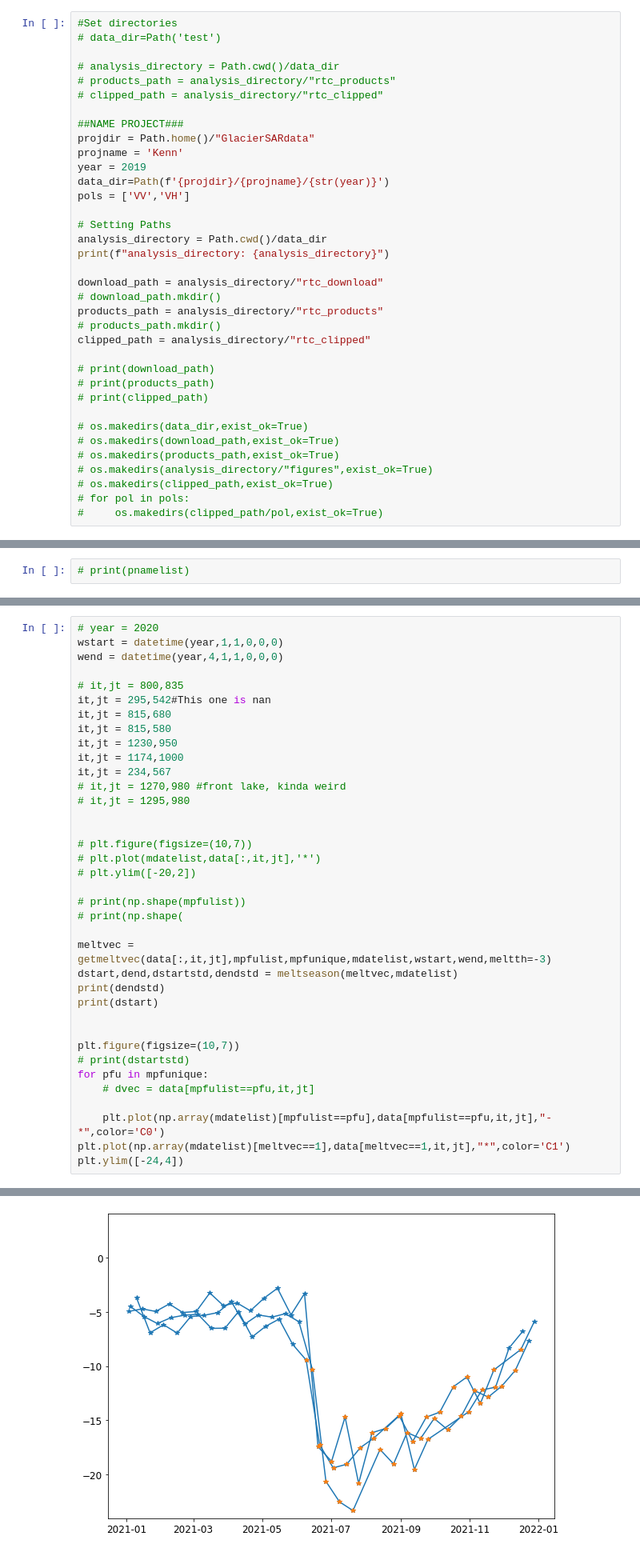
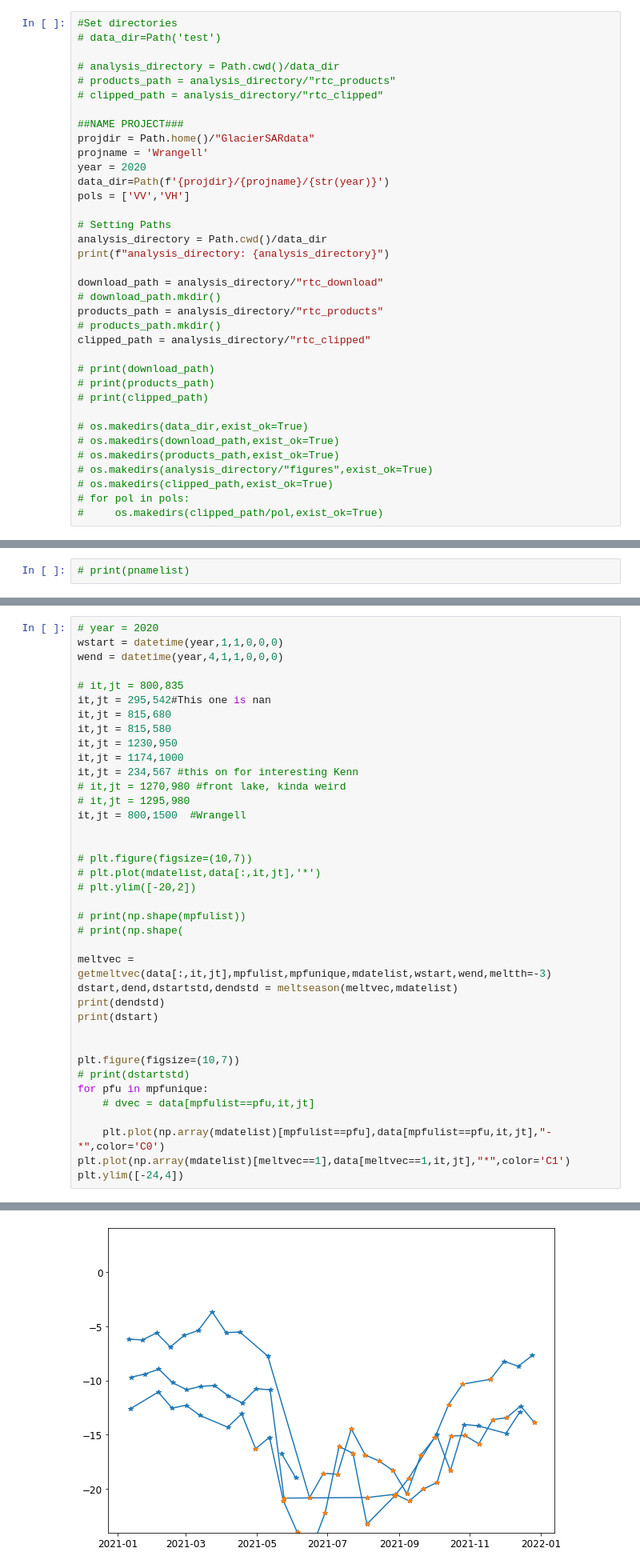
Before and after one commit to ac-johnson/GlacierSARoriginal, a Jupyter notebook: analysis_basic.ipynb, the cells around one changed output, grey strips where cells are left out. Shown at 80% size. Cells and saved outputs as stored; diff of their text form.

```diff
--- a/analysis_basic.ipynb
+++ b/analysis_basic.ipynb
@@ -55,8 +55,8 @@ URLWidget()
 
 ##NAME PROJECT###
 projdir = Path.home()/"GlacierSARdata"
-projname = 'Kenn'
-year = 2019
+projname = 'Wrangell'
+year = 2020
 data_dir=Path(f'{projdir}/{projname}/{str(year)}')
 pols = ['VV','VH']
 
@@ -220,9 +184,10 @@ it,jt = 815,680
 it,jt = 815,580
 it,jt = 1230,950
 it,jt = 1174,1000
-it,jt = 234,567
+it,jt = 234,567 #this on for interesting Kenn
 # it,jt = 1270,980 #front lake, kinda weird
 # it,jt = 1295,980
+it,jt = 800,1500  #Wrangell
 
 
 # plt.figure(figsize=(10,7))
@@ -252,5 +219,5 @@ plt.ylim([-24,4])
 (-24.0, 4.0)
-[figure, old version]
+[figure, new version]
 # %%
 def getmeltth(dstack,datelist,wstart,wend,meltth=-3):
     #dstack should data. Datelist should be list of dates.
```
Also changed, not shown: parts of 25 cells of this notebook, 1 other file.
